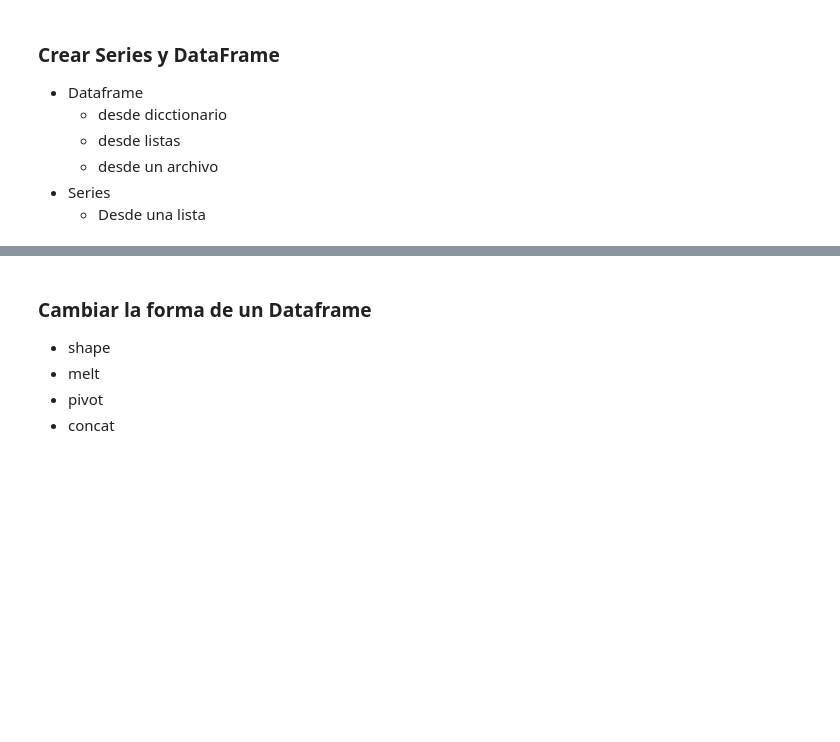
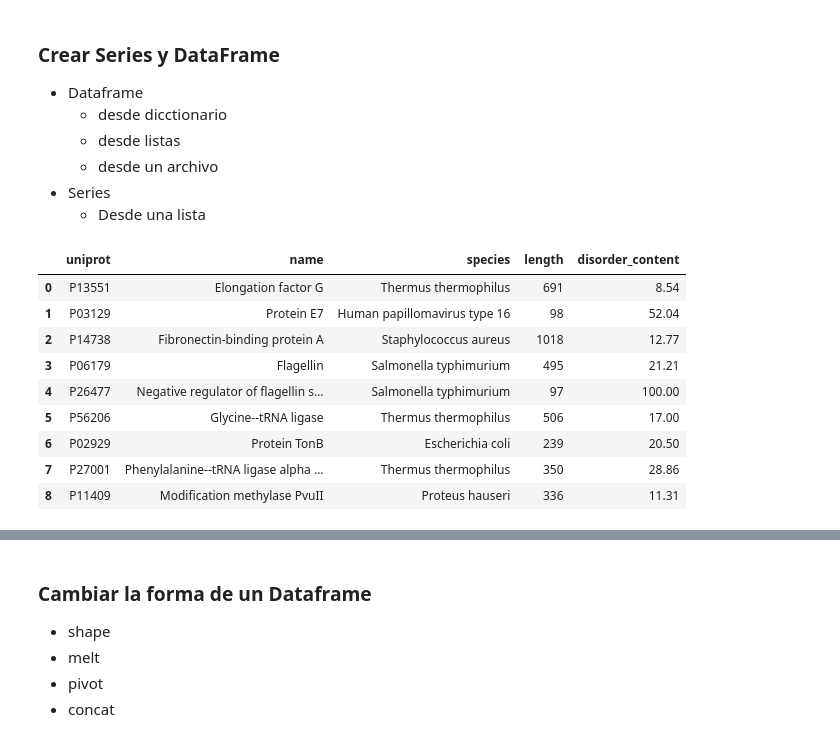
Before and after one commit to javieriserte/qualitative-data-course, a Jupyter notebook: classes/C01.Intro.Python.ipynb, the cells around one changed output, grey strips where cells are left out. Saved outputs shown, nothing was run; the diff lists cells and outputs as text; code cells hidden in the pictures; blank space fills up the shorter version.

```diff
--- a/classes/C01.Intro.Python.ipynb
+++ b/classes/C01.Intro.Python.ipynb
@@ -951,3 +951,37 @@ Referencia:
   - desde un archivo
 - Series
   - Desde una lista
+# %%
+import pandas as pd
+
+# Crear desde un diccionario
+data = {
+  "uniprot": ['P13551', 'P03129', 'P14738', 'P06179', 'P26477', 'P56206', 'P02929', 'P27001', 'P11409'],
+  "name": [
+    'Elongation factor G', 'Protein E7', 'Fibronectin-binding protein A', 'Flagellin',
+    'Negative regulator of flagellin synthesis', 'Glycine--tRNA ligase', 'Protein TonB',
+    'Phenylalanine--tRNA ligase alpha subunit', 'Modification methylase PvuII'
+  ],
+  "species": [
+    'Thermus thermophilus', 'Human papillomavirus type 16', 'Staphylococcus aureus',
+    'Salmonella typhimurium', 'Salmonella typhimurium ', 'Thermus thermophilus',
+    'Escherichia coli', 'Thermus thermophilus', 'Proteus hauseri'
+  ],
+  "length": [691, 98, 1018, 495, 97, 506, 239, 350, 336],
+  "disorder_content": [8.54, 52.04, 12.77, 21.21, 100.0, 17.0, 20.5, 28.86, 11.31],
+}
+
+df = pd.DataFrame(data)
+
+df
+# %% [output]
+|  | uniprot | name | species | length | disorder_content |
+| 0 | P13551 | Elongation factor G | Thermus thermophilus | 691 | 8.54 |
+| 1 | P03129 | Protein E7 | Human papillomavirus type 16 | 98 | 52.04 |
+| 2 | P14738 | Fibronectin-binding protein A | Staphylococcus aureus | 1018 | 12.77 |
+| 3 | P06179 | Flagellin | Salmonella typhimurium | 495 | 21.21 |
+| 4 | P26477 | Negative regulator of flagellin s... | Salmonella typhimurium | 97 | 100.00 |
+| 5 | P56206 | Glycine--tRNA ligase | Thermus thermophilus | 506 | 17.00 |
+| 6 | P02929 | Protein TonB | Escherichia coli | 239 | 20.50 |
+| 7 | P27001 | Phenylalanine--tRNA ligase alpha ... | Thermus thermophilus | 350 | 28.86 |
+| 8 | P11409 | Modification methylase PvuII | Proteus hauseri | 336 | 11.31 |
```
Also changed, not shown: parts of 1 cell of this notebook.
